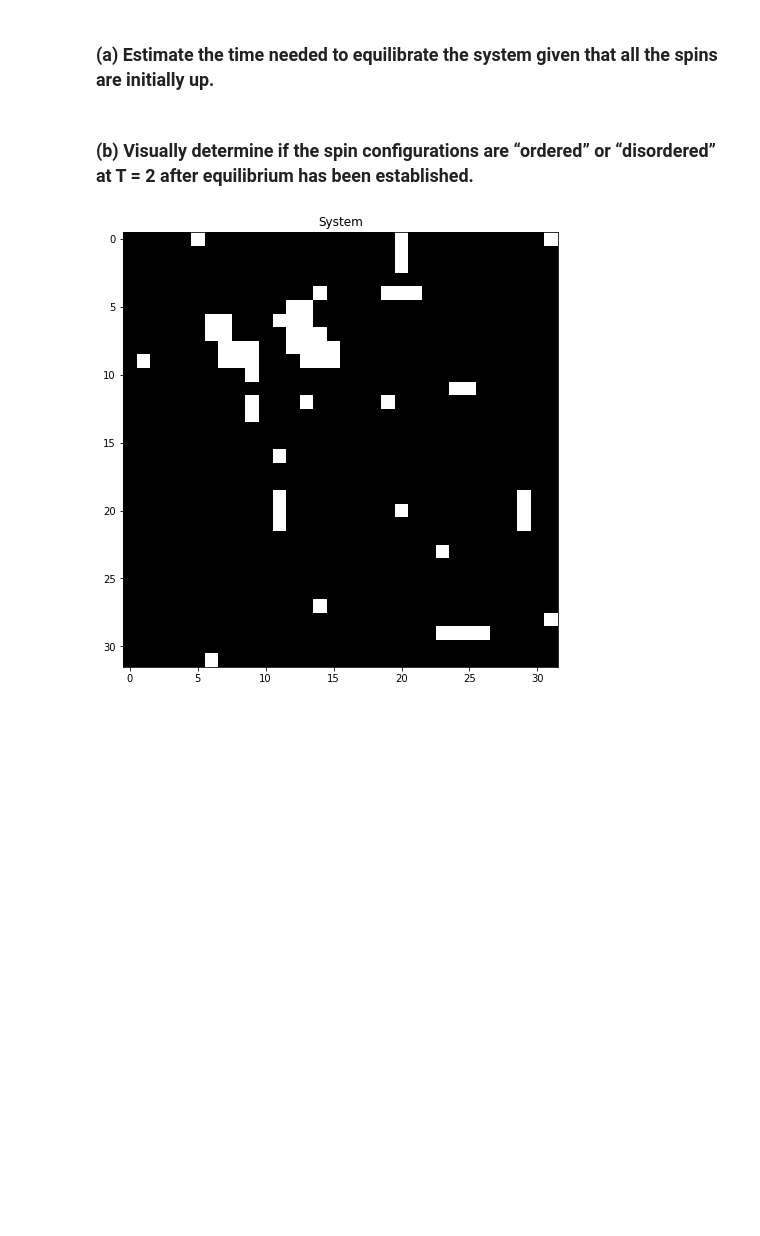
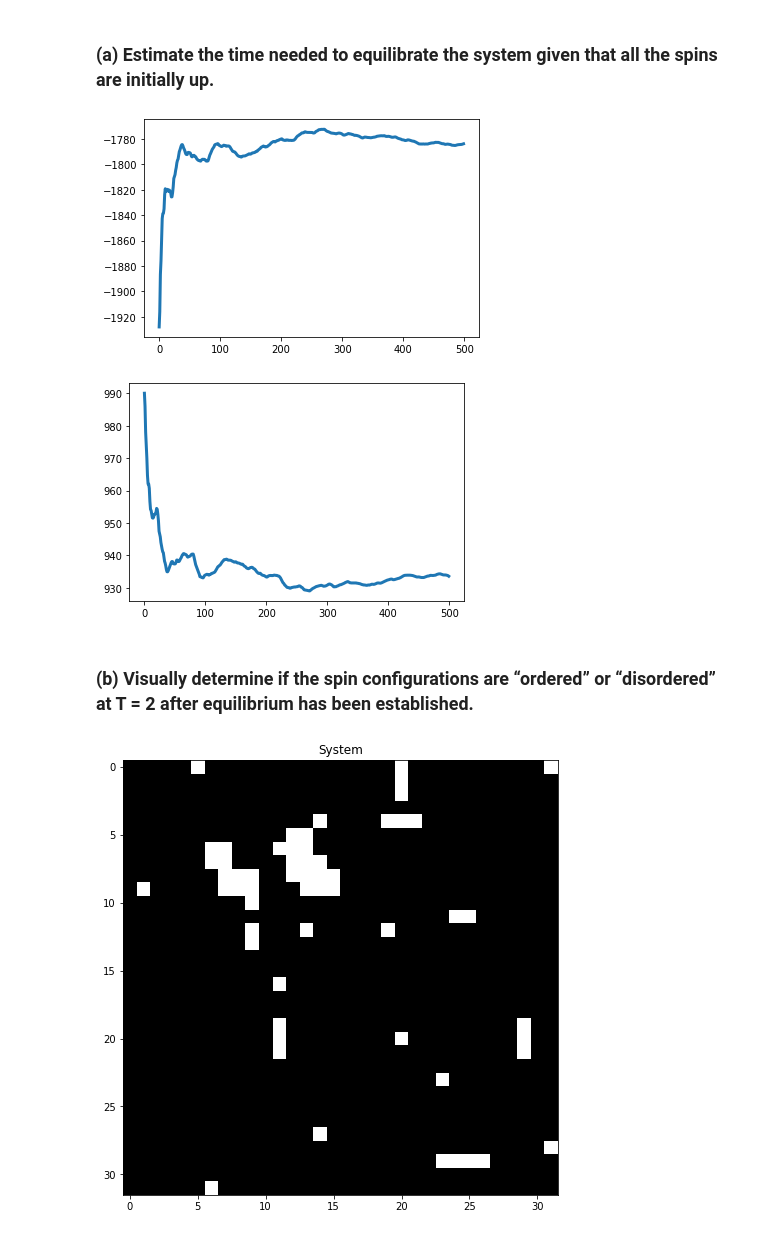
Before and after one commit to amarcozzi/CS577_Simulation_Modeling, a Jupyter notebook: Week_4/marcozzi_ising_mcmc.ipynb, the cells around one changed output. Drawn from its saved outputs; the diff is of its cells as text; code cells hidden in the pictures; blank space fills up the shorter version.

```diff
--- a/Week_4/marcozzi_ising_mcmc.ipynb
+++ b/Week_4/marcozzi_ising_mcmc.ipynb
@@ -157,5 +164,14 @@ Accepted Prob: 0.079335546875
 # %% [markdown]
 ### (a) Estimate the time needed to equilibrate the system given that all the spins are initially up. ###
+# %%
+plt.plot(range(model.mcs), model.energy_data_avg, lw=3)
+plt.show()
+
+plt.plot(range(model.mcs), model.mag_data_avg, lw=3)
+plt.show()
+# %% [output]
+[figure, added]
+[figure, added]
 # %% [markdown]
 ### (b) Visually determine if the spin configurations are “ordered” or “disordered” at T = 2 after equilibrium has been established.  ###
 # %%
```
Also changed, not shown: parts of 4 cells of this notebook, 1 other file.
